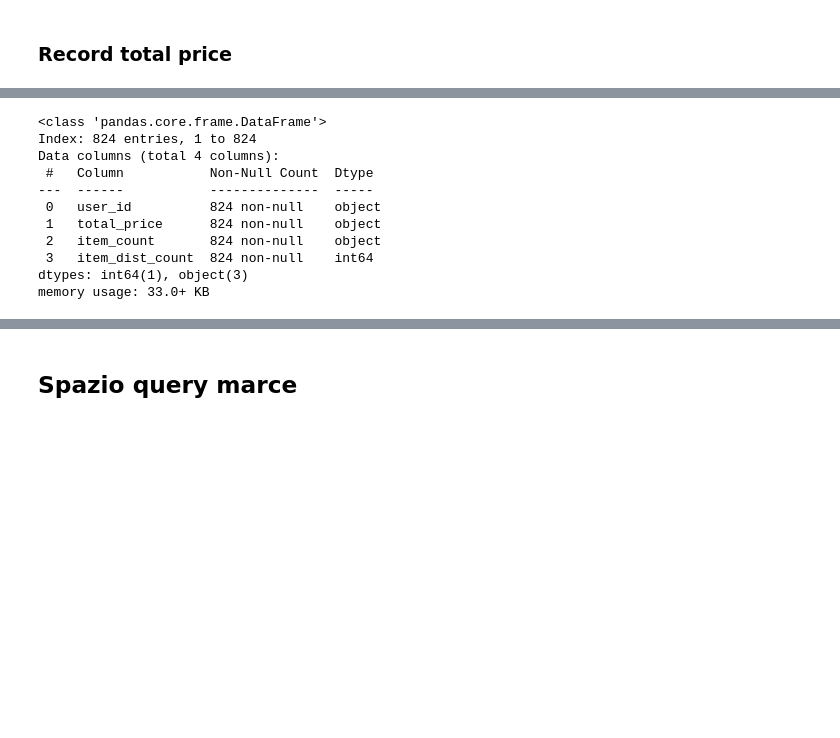
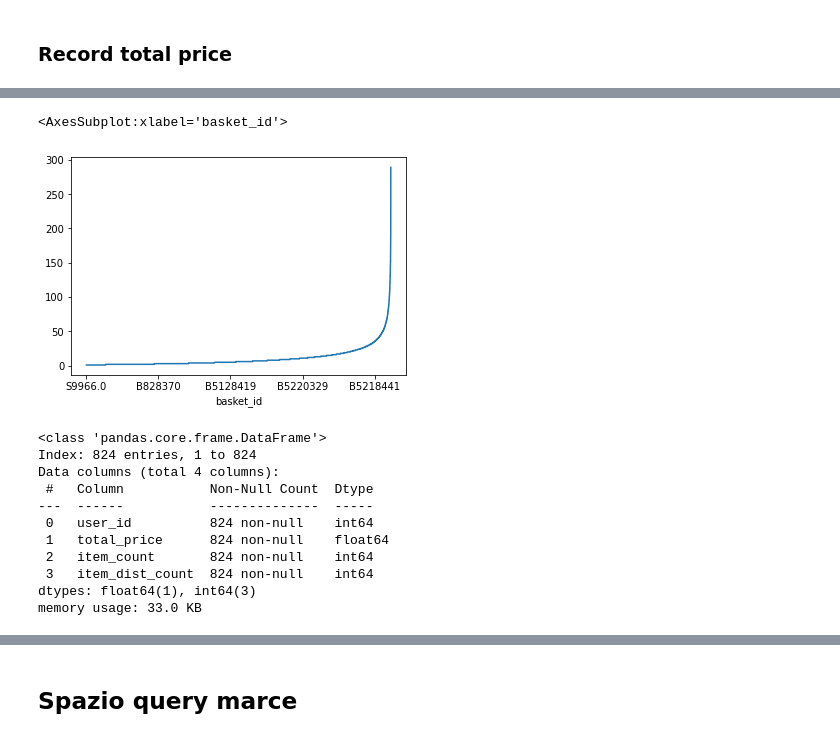
Before and after one commit to frankpietro/dm-project, a Jupyter notebook: dm.ipynb, the cells around one changed output, grey strips where cells are left out. Drawn from its saved outputs; the diff is of its cells as text; code cells hidden in the pictures; blank space fills up the shorter version.

```diff
--- a/dm.ipynb
+++ b/dm.ipynb
@@ -519,10 +582,14 @@ memory usage: 2.6+ MB
+# %%
+b_df[BDQTY].sort_values().plot()
+# %% [output]
+<AxesSubplot:xlabel='basket_id'>
+[figure, added]
 # %%
-
 # make tab for user (total spent, item bought, average basket price, basket bought)
 u_df = pd.DataFrame()
-u_df[USER] = total_df.groupby([USER])[[USER]].first()
-u_df[TPRICE] = total_df.groupby([USER])[[TPRICE]].sum()
-u_df[BQTY] = total_df.groupby([USER])[[QTY]].sum()
+u_df[USER] = total_df.groupby([USER])[[USER]].first().astype(int)
+u_df[TPRICE] = total_df.groupby([USER])[[TPRICE]].sum().astype(float)
+u_df[BQTY] = total_df.groupby([USER])[[QTY]].sum().astype(int)
 u_df[BDQTY] = total_df.groupby([USER])[[ITEM]].count()
 u_df.info()
 # %% [output]
@@ -531,9 +598,9 @@ Index: 824 entries, 1 to 824
 Data columns (total 4 columns):
  #   Column           Non-Null Count  Dtype
 ---  ------           --------------  -----
- 0   user_id          824 non-null    object
- 1   total_price      824 non-null    object
- 2   item_count       824 non-null    object
+ 0   user_id          824 non-null    int64
+ 1   total_price      824 non-null    float64
+ 2   item_count       824 non-null    int64
  3   item_dist_count  824 non-null    int64
-dtypes: int64(1), object(3)
-memory usage: 33.0+ KB
+dtypes: float64(1), int64(3)
+memory usage: 33.0 KB
```
Also changed, not shown: parts of 39 cells of this notebook.
